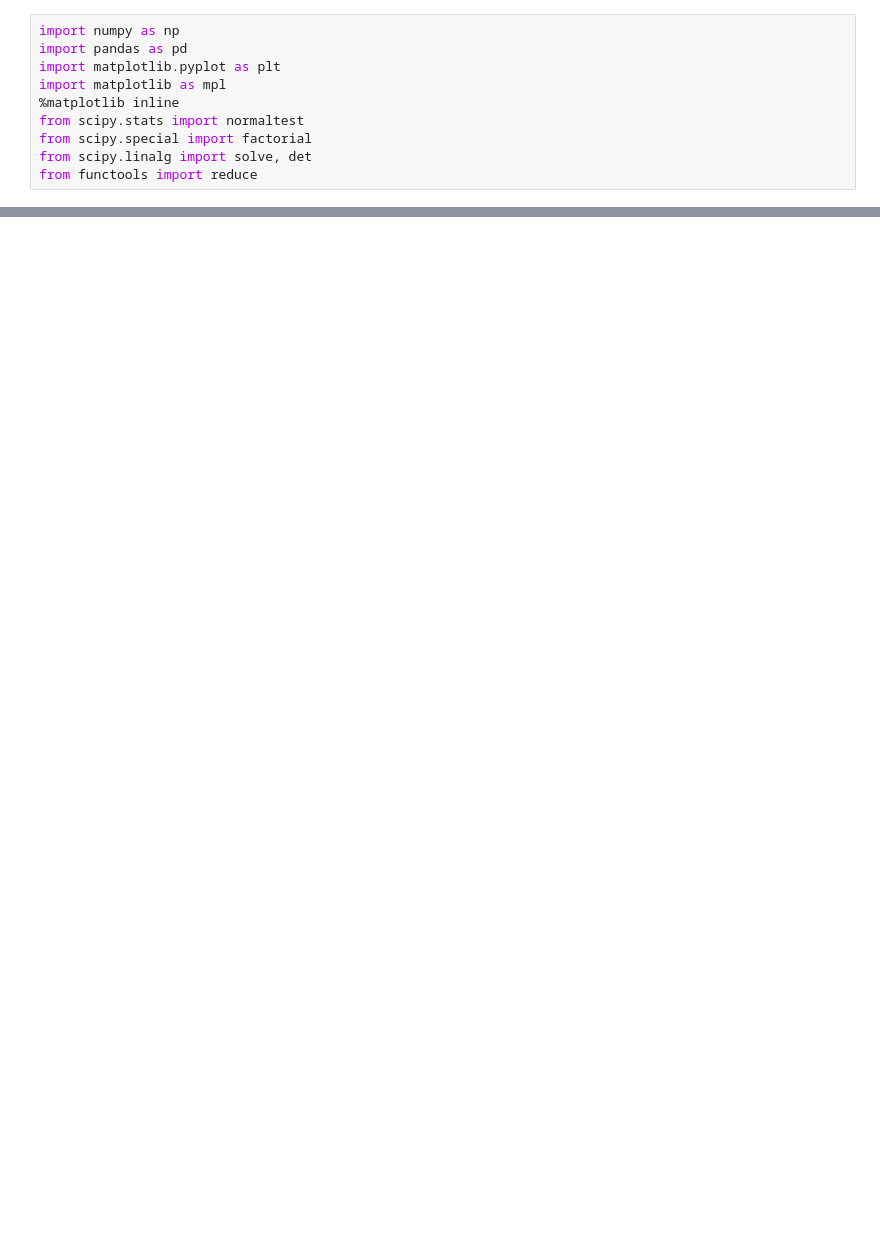
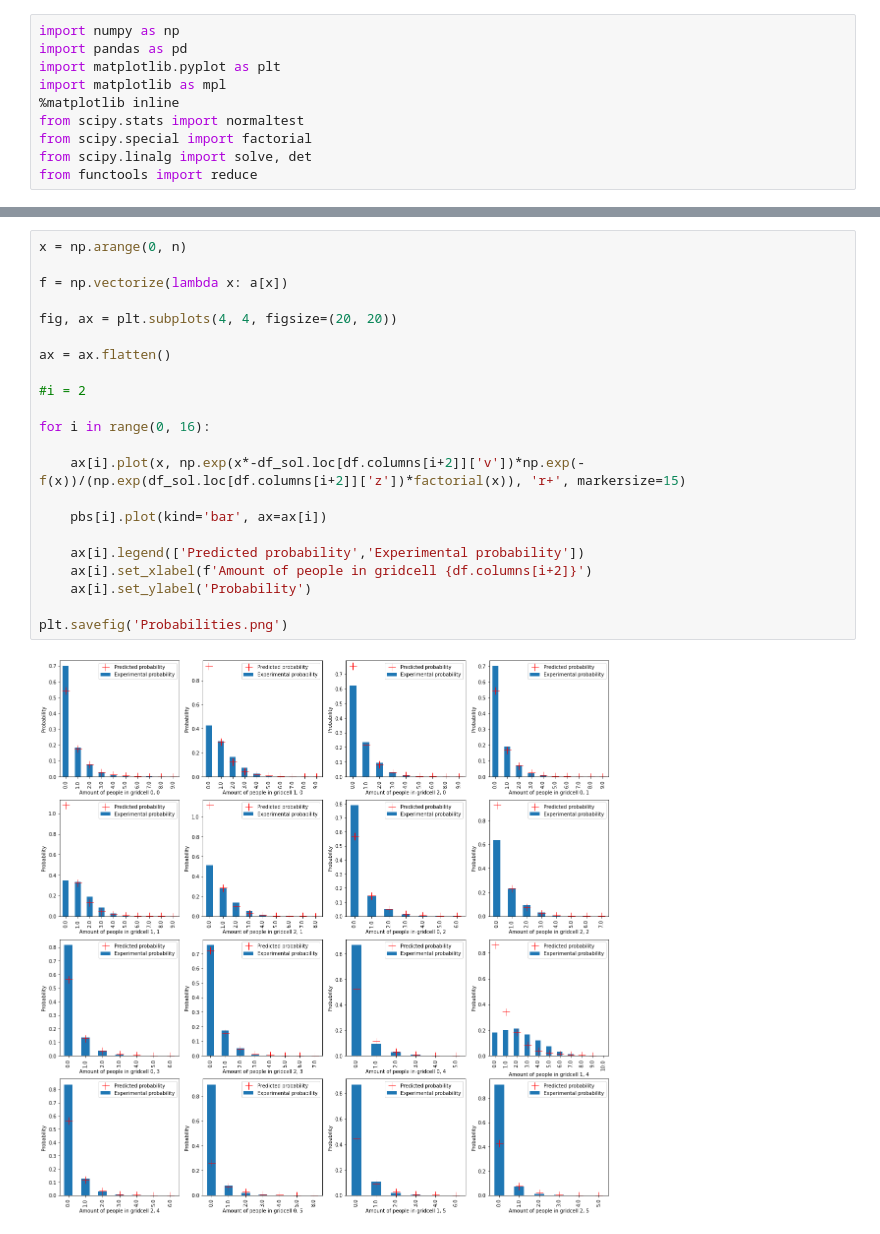
Before and after one commit to Tjerky/Sociophysics, a Jupyter notebook: Analysis multibin.ipynb, the cells around one changed output, grey strips where cells are left out. Cells and saved outputs as stored; diff of their text form; blank space fills up the shorter version.

```diff
--- a/Analysis multibin.ipynb
+++ b/Analysis multibin.ipynb
@@ -216,0 +257,24 @@ pd.concat([trs[1] - sol[2*1, 0]*xs[1] - sol[2*1+1, 0], trs[2] - sol[2*2, 0]*xs[2
+# %%
+x = np.arange(0, n)
+
+f = np.vectorize(lambda x: a[x])
+
+fig, ax = plt.subplots(4, 4, figsize=(20, 20))
+
+ax = ax.flatten()
+
+#i = 2
+
+for i in range(0, 16):
+
+    ax[i].plot(x, np.exp(x*-df_sol.loc[df.columns[i+2]]['v'])*np.exp(-f(x))/(np.exp(df_sol.loc[df.columns[i+2]]['z'])*factorial(x)), 'r+', markersize=15)
+
+    pbs[i].plot(kind='bar', ax=ax[i])
+
+    ax[i].legend(['Predicted probability','Experimental probability'])
+    ax[i].set_xlabel(f'Amount of people in gridcell {df.columns[i+2]}')
+    ax[i].set_ylabel('Probability')
+
+plt.savefig('Probabilities.png')
+# %% [output]
+[figure, added]
```
Also changed, not shown: parts of 13 cells of this notebook, 2 other files.
